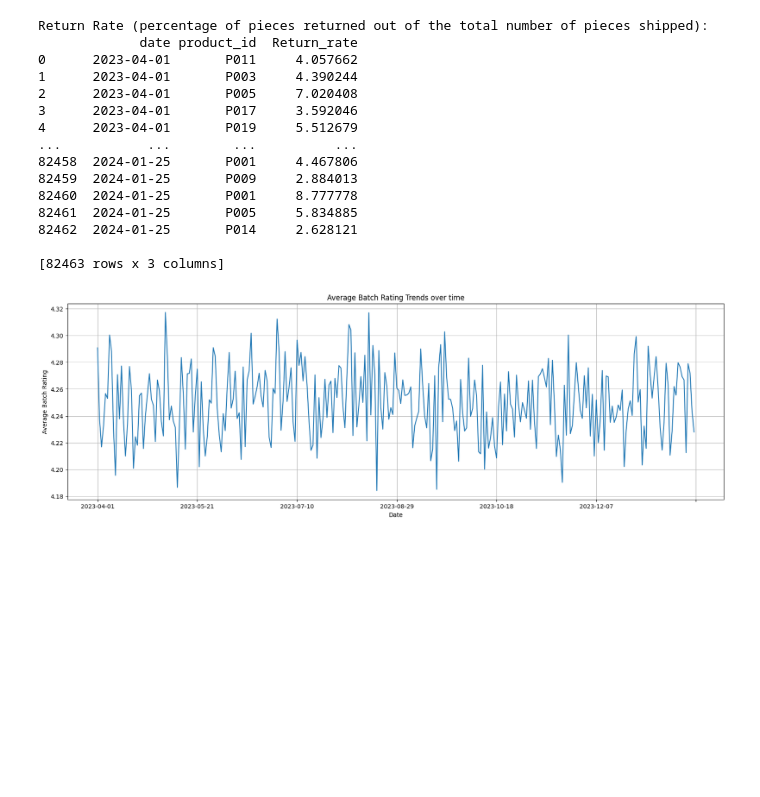
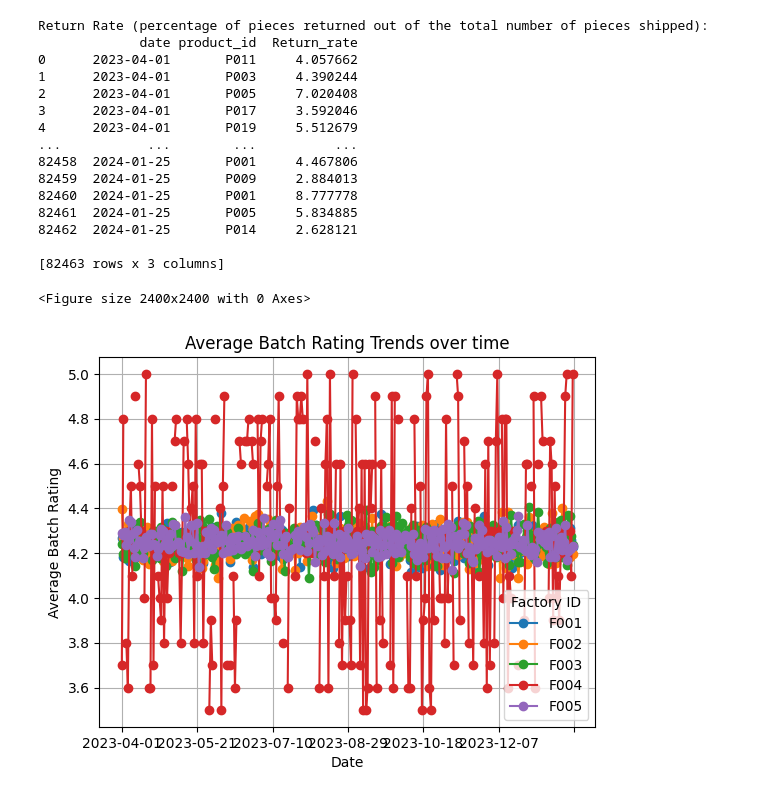
Before and after one commit to Ngocdminh/Coding-projects_July2024, a Jupyter notebook: src/Analysis_Aver_Batch_Rating.ipynb, the cells around one changed output. Drawn from its saved outputs; the diff is of its cells as text; code cells hidden in the pictures; blank space fills up the shorter version.

```diff
--- a/src/Analysis_Aver_Batch_Rating.ipynb
+++ b/src/Analysis_Aver_Batch_Rating.ipynb
@@ -12,35 +12,38 @@ df ['Return_rate'] = (df['pieces_returned'] / df ['total_pieces'])*100
 #Print the return rate
 print ("Return Rate (percentage of pieces returned out of the total number of pieces shipped):") #Show outpute to the consoles
 print (df[['date', 'product_id', 'Return_rate']]) #Print columns in the data frame to show calculate results
 
 #Assess overall product quality using Average Batch Rating and identify trends over time
-avg_batch_rating_trends = df.groupby('date')['average_batch_rating'].mean()
+avg_batch_rating_trends = df.groupby(['date','factory_id'])['average_batch_rating'].mean().unstack() #unstackpivots factoryid column values into separate columns, to plot each factory's rating
 #Group the data frame by the group column
 #Calculate the mean of returned batch for each date because it helps in identifying trends in product quality over time
 #Then store the resulting series in avg_batch_rating_trends
+avg_batch_rating_trends_rolling = avg_batch_rating_trends.rolling(window=3).mean()
 
 #Plot the trends over time
-plt.figure(figsize=(20,6)) #Create a new figure with a specialized size (20 inches by 6 inches)
-avg_batch_rating_trends.plot(kind='line') #Plot the average batch rating trends with a marker at each data point
-plt.title('Average Batch Rating Trends over time')
+plt.figure(figsize=(24,12)) #Create a new figure with a specialized size (20 inches by 6 inches)
+avg_batch_rating_trends.plot(kind='line',marker='o') #Plot the average batch rating trends with a marker at each data point
+plt.title('Average Batch Rating Trends over time by Factory')
 plt.xlabel('Date')
 plt.ylabel('Average Batch Rating')
 plt.grid(True) #Adds a grid to the plot for better readability
+plt.legend(title='Factory ID')
 plt.show()
 # %% [output]
 Return Rate (percentage of pieces returned out of the total number of pieces shipped):
              date product_id  Return_rate
 0      2023-04-01       P011     4.057662
 1      2023-04-01       P003     4.390244
 2      2023-04-01       P005     7.020408
 3      2023-04-01       P017     3.592046
 4      2023-04-01       P019     5.512679
 ...           ...        ...          ...
 82458  2024-01-25       P001     4.467806
 82459  2024-01-25       P009     2.884013
 82460  2024-01-25       P001     8.777778
 82461  2024-01-25       P005     5.834885
 82462  2024-01-25       P014     2.628121
 
 [82463 rows x 3 columns]
+<Figure size 2400x2400 with 0 Axes>
-[figure, old version]
+[figure, new version]
```
Also changed, not shown: 2 other files.
